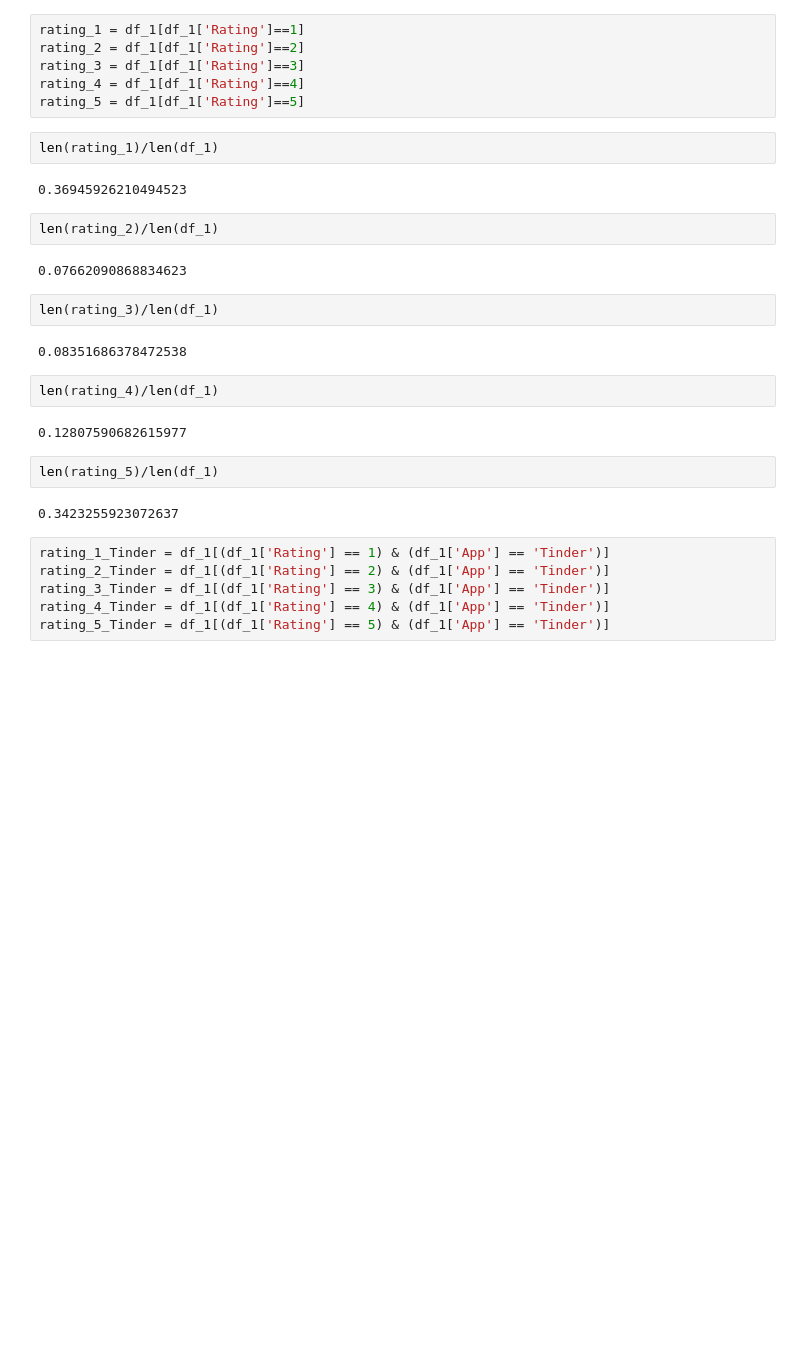
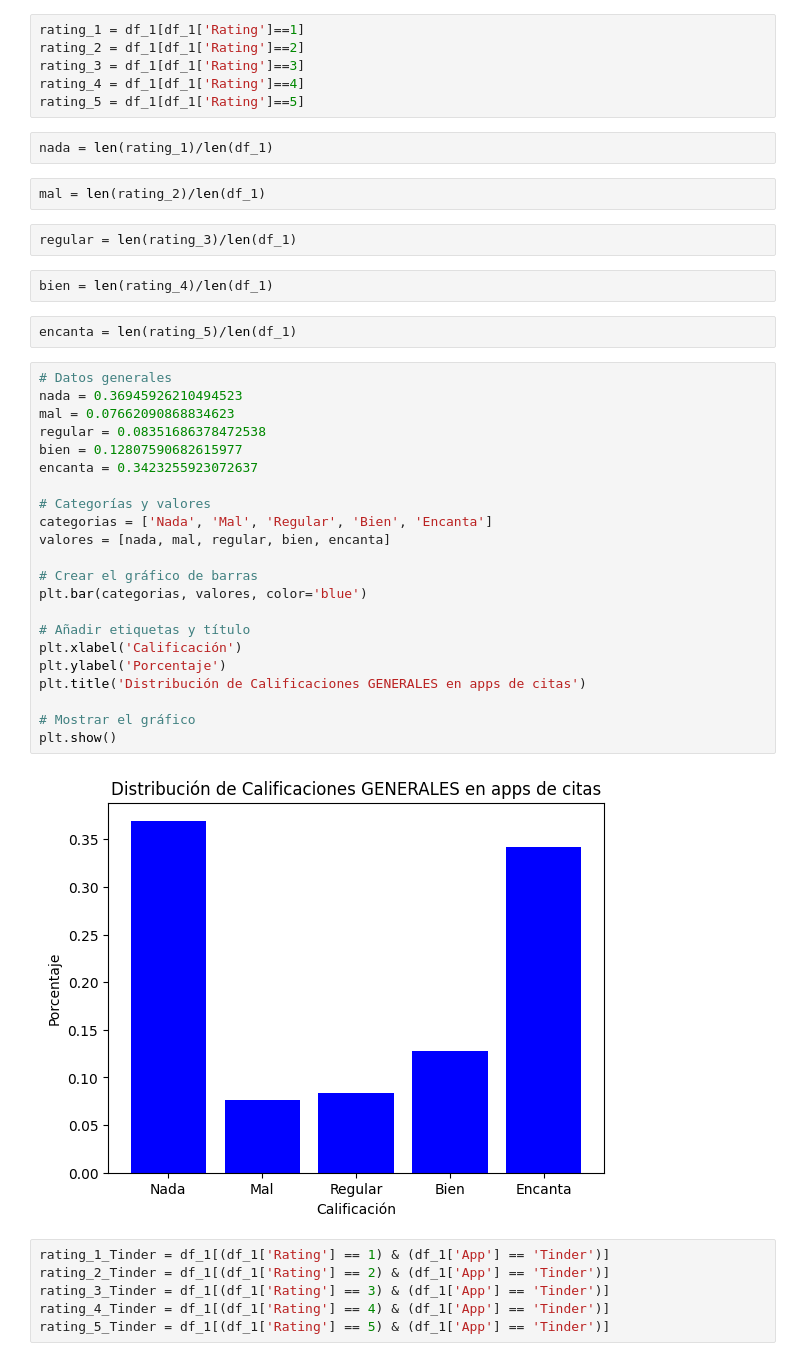
Before and after one commit to javipiazza94/Data-Science-TBB, a Jupyter notebook: SCRIPTS/Proyectos/EDA/1-Definicion_EDA.ipynb, the cells around one changed output. Saved outputs shown, nothing was run; the diff lists cells and outputs as text; blank space fills up the shorter version.

```diff
--- a/SCRIPTS/Proyectos/EDA/1-Definicion_EDA.ipynb
+++ b/SCRIPTS/Proyectos/EDA/1-Definicion_EDA.ipynb
@@ -73,25 +77,39 @@ rating_3 = df_1[df_1['Rating']==3]
 rating_4 = df_1[df_1['Rating']==4]
 rating_5 = df_1[df_1['Rating']==5]
 # %%
-len(rating_1)/len(df_1)
+nada = len(rating_1)/len(df_1)
-# %% [output]
-0.36945926210494523
 # %%
-len(rating_2)/len(df_1)
+mal = len(rating_2)/len(df_1)
-# %% [output]
-0.07662090868834623
 # %%
-len(rating_3)/len(df_1)
+regular = len(rating_3)/len(df_1)
-# %% [output]
-0.08351686378472538
 # %%
-len(rating_4)/len(df_1)
+bien = len(rating_4)/len(df_1)
-# %% [output]
-0.12807590682615977
 # %%
-len(rating_5)/len(df_1)
+encanta = len(rating_5)/len(df_1)
-# %% [output]
-0.3423255923072637
+# %%
+# Datos generales
+nada = 0.36945926210494523
+mal = 0.07662090868834623
+regular = 0.08351686378472538
+bien = 0.12807590682615977
+encanta = 0.3423255923072637
+
+# Categorías y valores
+categorias = ['Nada', 'Mal', 'Regular', 'Bien', 'Encanta']
+valores = [nada, mal, regular, bien, encanta]
+
+# Crear el gráfico de barras
+plt.bar(categorias, valores, color='blue')
+
+# Añadir etiquetas y título
+plt.xlabel('Calificación')
+plt.ylabel('Porcentaje')
+plt.title('Distribución de Calificaciones GENERALES en apps de citas')
+
+# Mostrar el gráfico
+plt.show()
+# %% [output]
+[figure, added]
 # %%
 rating_1_Tinder = df_1[(df_1['Rating'] == 1) & (df_1['App'] == 'Tinder')]
 rating_2_Tinder = df_1[(df_1['Rating'] == 2) & (df_1['App'] == 'Tinder')]
```
Also changed, not shown: parts of 43 cells of this notebook.
